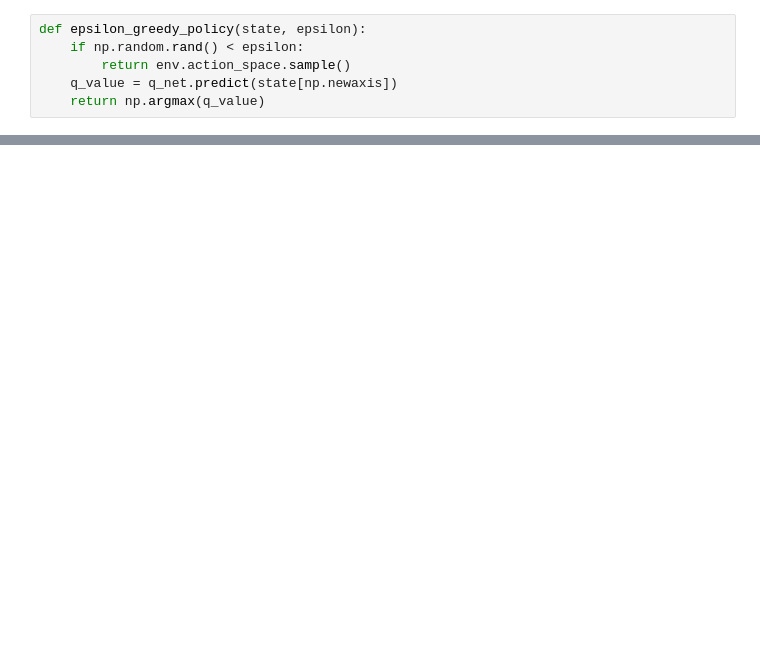
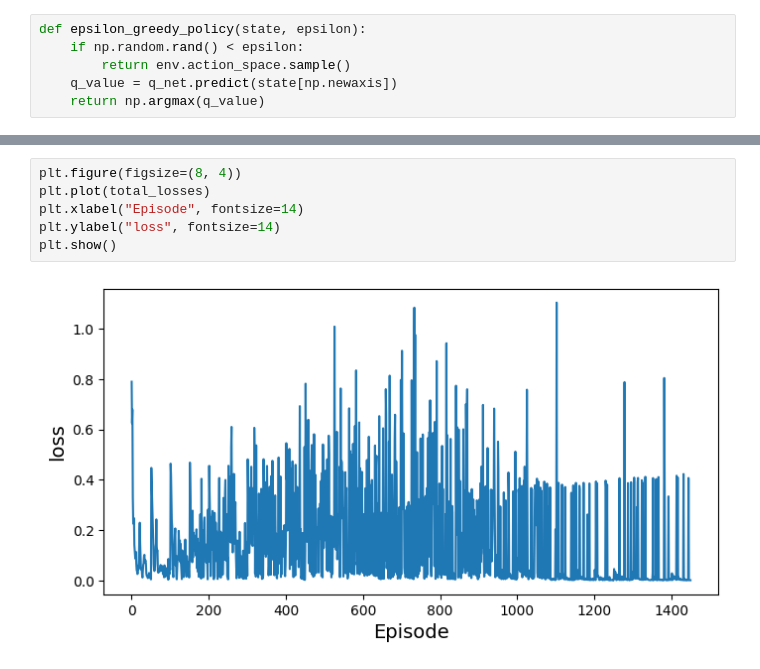
Before and after one commit to NickSlm/ml1, a Jupyter notebook: CartPoleV2.ipynb, the cells around one changed output, grey strips where cells are left out. Cells and saved outputs as stored; diff of their text form; blank space fills up the shorter version.

```diff
--- a/CartPoleV2.ipynb
+++ b/CartPoleV2.ipynb
@@ -103,0 +108,8 @@ plt.show()
+# %%
+plt.figure(figsize=(8, 4))
+plt.plot(total_losses)
+plt.xlabel("Episode", fontsize=14)
+plt.ylabel("loss", fontsize=14)
+plt.show()
+# %% [output]
+[figure, added]
```
Also changed, not shown: parts of 6 cells of this notebook, 1 other file.
